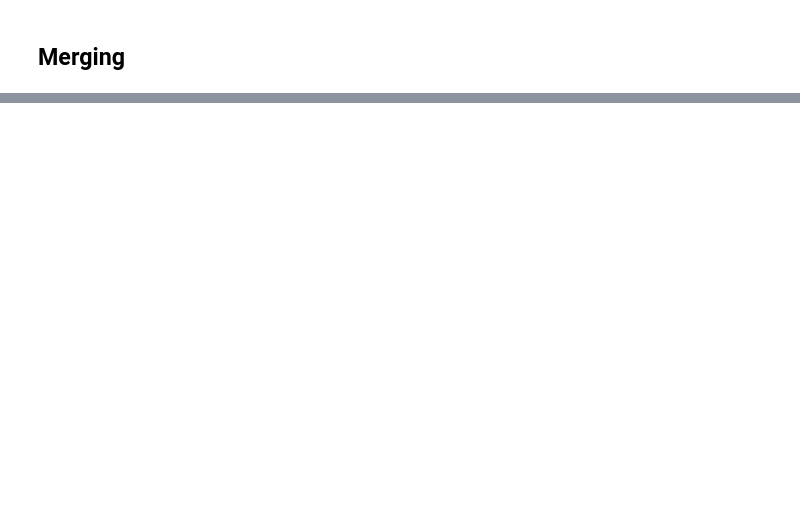
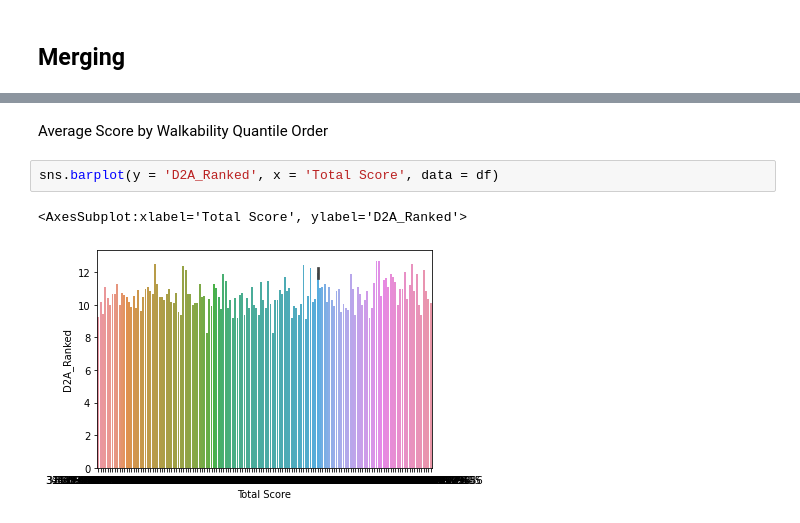
Before and after one commit to haleyej/330_final_project, a Jupyter notebook: process_data.ipynb, the cells around one changed output, grey strips where cells are left out. Saved outputs shown, nothing was run; the diff lists cells and outputs as text; blank space fills up the shorter version.

```diff
--- a/process_data.ipynb
+++ b/process_data.ipynb
@@ -95,0 +109,7 @@ ValueError: cannot handle a non-unique multi-index!
+# %% [markdown]
+<p>Average Score by Walkability Quantile Order</p>
+# %%
+sns.barplot(y = 'D2A_Ranked', x = 'Total Score', data = df)
+# %% [output]
+<AxesSubplot:xlabel='Total Score', ylabel='D2A_Ranked'>
+[figure, added]
```
Also changed, not shown: parts of 31 cells of this notebook.
